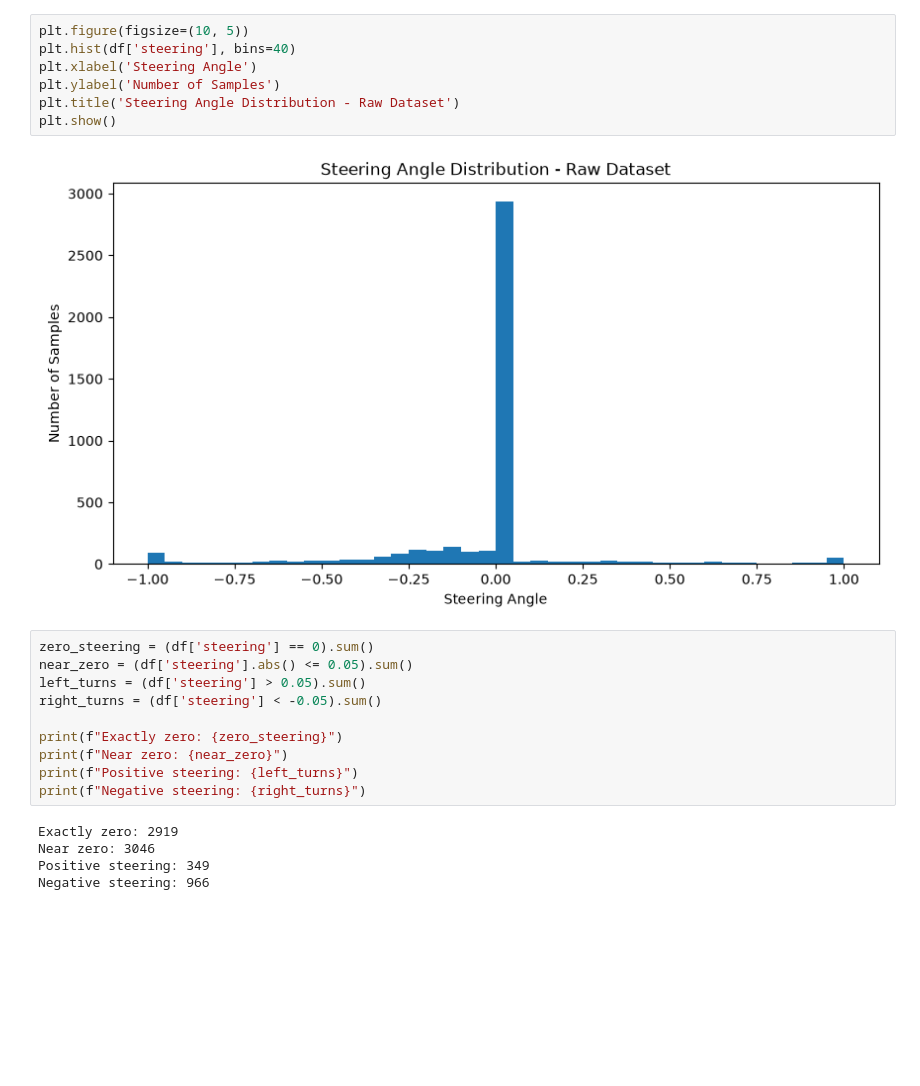
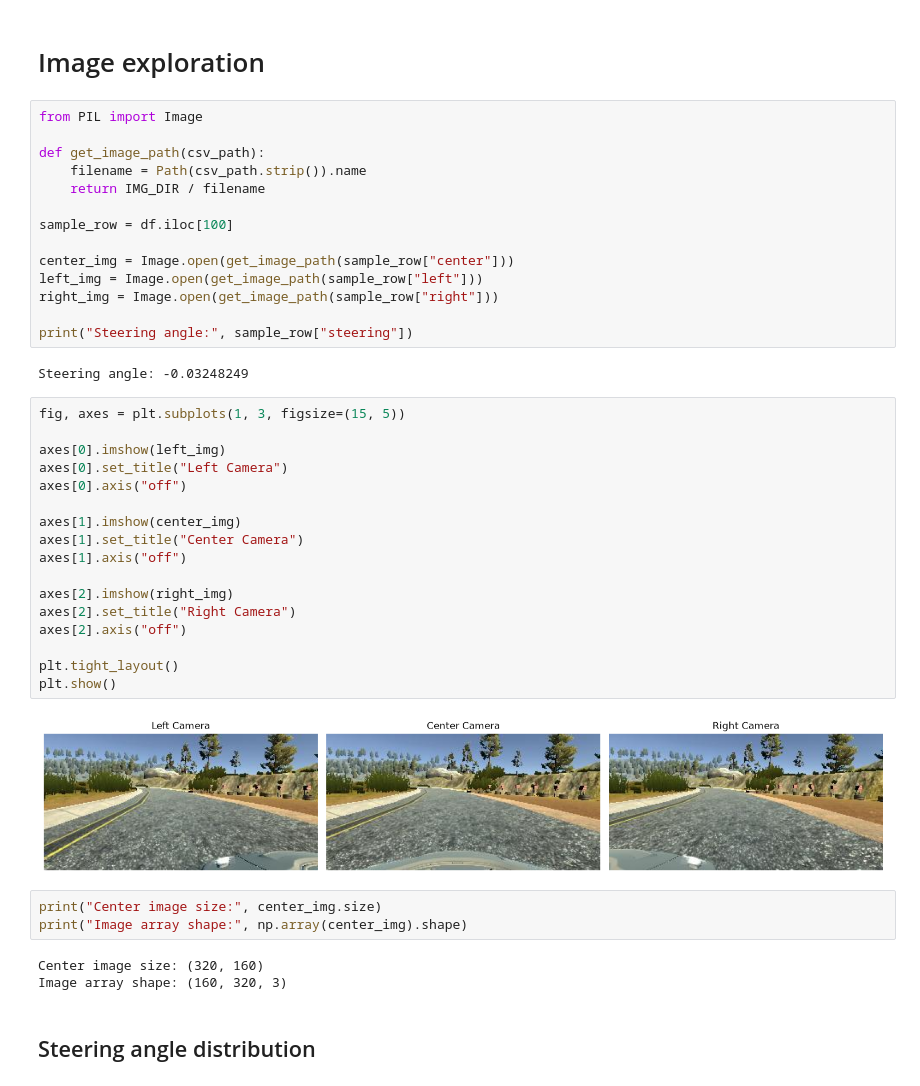
Before and after one commit to eljesam/Smart-Tech-CA2, a Jupyter notebook: exploration.ipynb, the cells around one changed output. Saved outputs shown, nothing was run; the diff lists cells and outputs as text; blank space fills up the shorter version.

Commit message:
exploring image data

```diff
--- a/exploration.ipynb
+++ b/exploration.ipynb
@@ -45,24 +103,45 @@ Number of camera images: 13083
+# %% [markdown]
+# Image exploration
 # %%
-plt.figure(figsize=(10, 5))
-plt.hist(df['steering'], bins=40)
-plt.xlabel('Steering Angle')
-plt.ylabel('Number of Samples')
-plt.title('Steering Angle Distribution - Raw Dataset')
-plt.show()
+from PIL import Image
+
+def get_image_path(csv_path):
+    filename = Path(csv_path.strip()).name
+    return IMG_DIR / filename
+
+sample_row = df.iloc[100]
+
+center_img = Image.open(get_image_path(sample_row["center"]))
+left_img = Image.open(get_image_path(sample_row["left"]))
+right_img = Image.open(get_image_path(sample_row["right"]))
+
+print("Steering angle:", sample_row["steering"])
 # %% [output]
-[figure, removed]
+Steering angle: -0.03248249
 # %%
-zero_steering = (df['steering'] == 0).sum()
-near_zero = (df['steering'].abs() <= 0.05).sum()
-left_turns = (df['steering'] > 0.05).sum()
-right_turns = (df['steering'] < -0.05).sum()
+fig, axes = plt.subplots(1, 3, figsize=(15, 5))
 
-print(f"Exactly zero: {zero_steering}")
-print(f"Near zero: {near_zero}")
-print(f"Positive steering: {left_turns}")
-print(f"Negative steering: {right_turns}")
+axes[0].imshow(left_img)
+axes[0].set_title("Left Camera")
+axes[0].axis("off")
+
+axes[1].imshow(center_img)
+axes[1].set_title("Center Camera")
+axes[1].axis("off")
+
+axes[2].imshow(right_img)
+axes[2].set_title("Right Camera")
+axes[2].axis("off")
+
+plt.tight_layout()
+plt.show()
 # %% [output]
-Exactly zero: 2919
-Near zero: 3046
-Positive steering: 349
-Negative steering: 966
+[figure, added]
+# %%
+print("Center image size:", center_img.size)
+print("Image array shape:", np.array(center_img).shape)
+# %% [output]
+Center image size: (320, 160)
+Image array shape: (160, 320, 3)
+# %% [markdown]
+## Steering angle distribution
```
Also changed, not shown: parts of 13 cells of this notebook.
